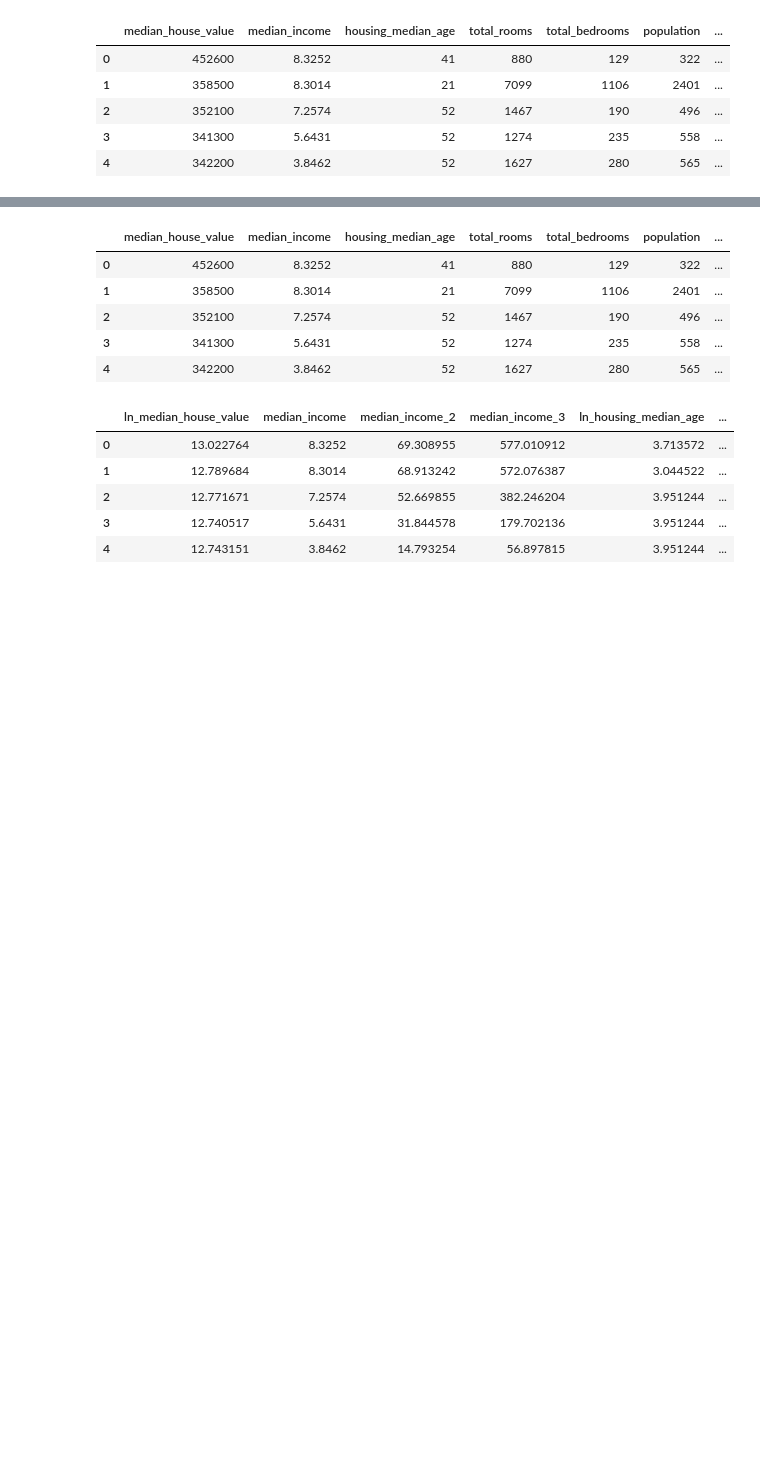
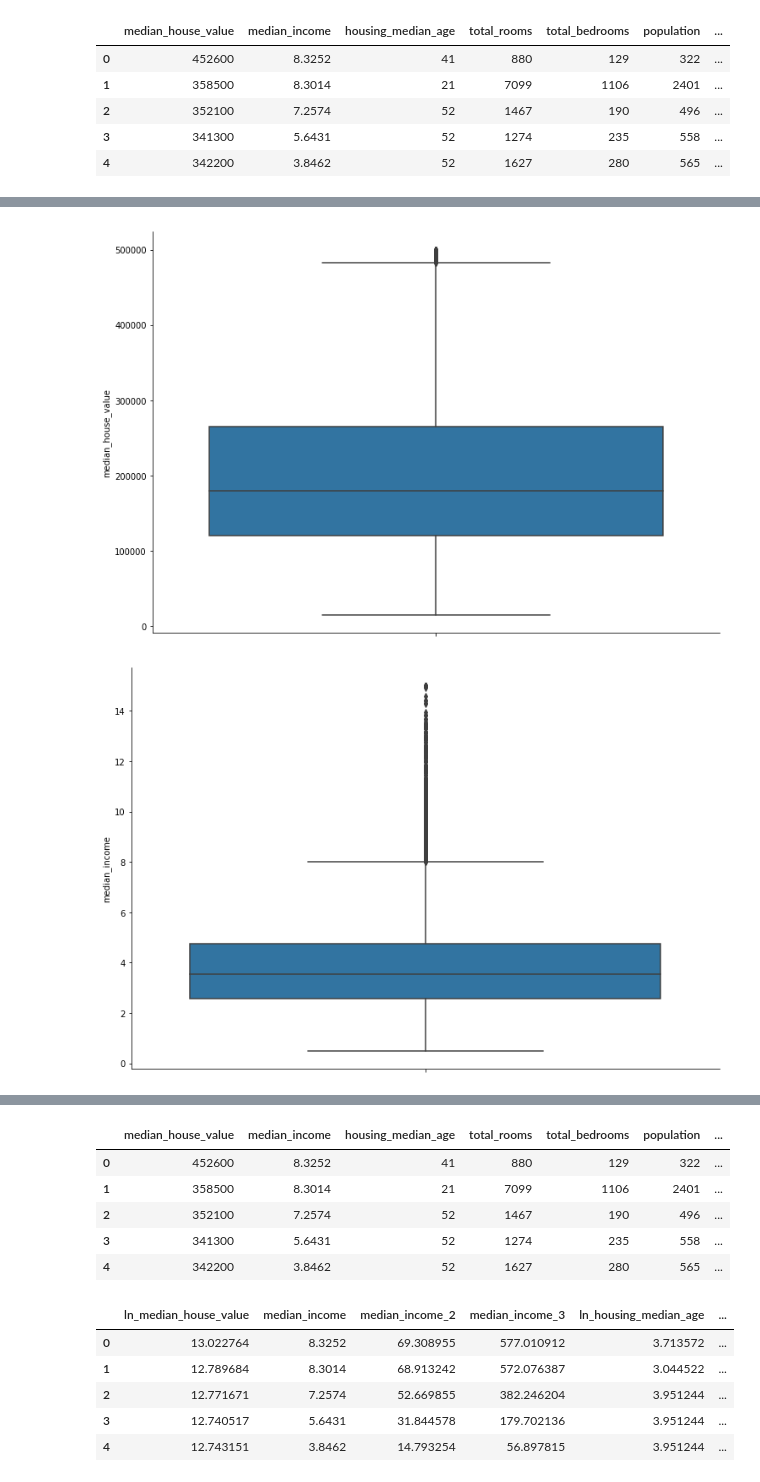
Before and after one commit to JoanMartin/UIB-MasterInBigData, a Jupyter notebook: Statistical-Learning-and-Decision-Making-II/California Census/California Census.ipynb, the cells around one changed output, grey strips where cells are left out. Cells and saved outputs as stored; diff of their text form; code cells hidden in the pictures; blank space fills up the shorter version.

```diff
--- a/Statistical-Learning-and-Decision-Making-II/California Census/California Census.ipynb
+++ b/Statistical-Learning-and-Decision-Making-II/California Census/California Census.ipynb
@@ -41,0 +94,11 @@ Index(['median_house_value', 'median_income', 'housing_median_age',
+# %%
+for i in df.columns:
+    sns.factorplot(kind='box',
+                   y=i,
+                   data=df,
+                   size=7,
+                   aspect=1.5,
+                   legend_out=False)
+# %% [output]
+[figure, added]
+[figure, added]
```
Also changed, not shown: parts of 29 cells of this notebook, 1 other file.
